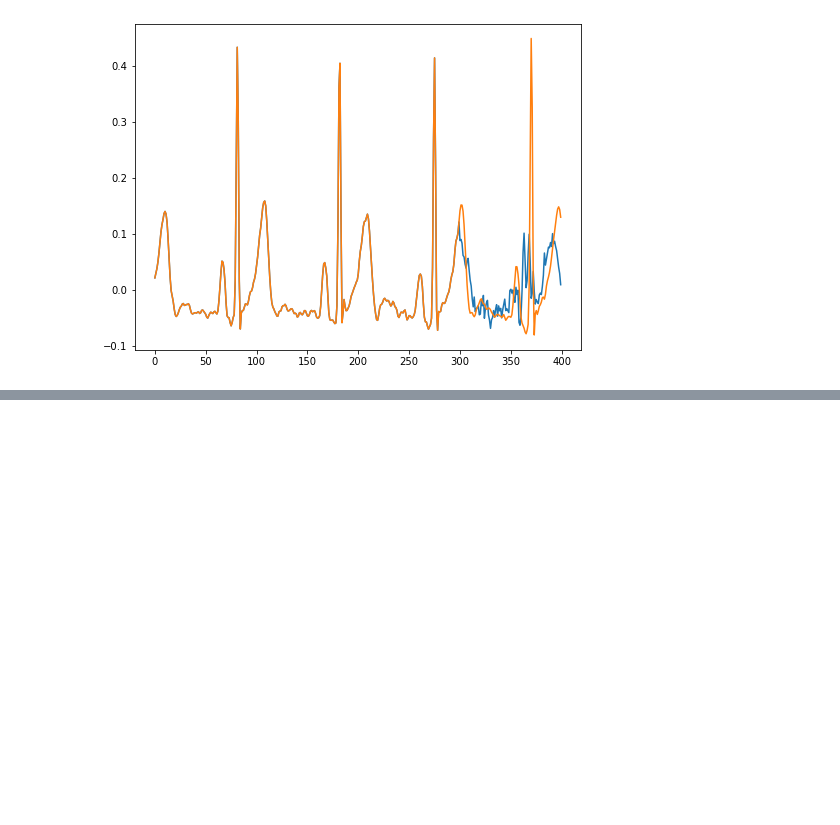
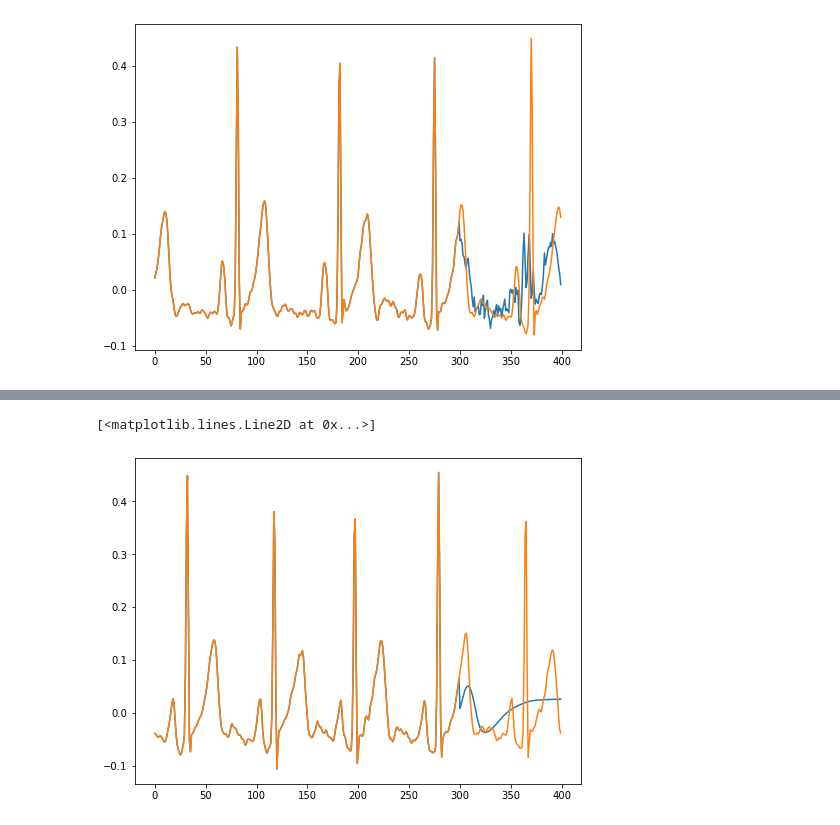
Before and after one commit to thevizzerd/two-hearts, a Jupyter notebook: 02_2D_two-hearts.ipynb, the cells around one changed output, grey strips where cells are left out. Saved outputs shown, nothing was run; the diff lists cells and outputs as text; code cells hidden in the pictures; blank space fills up the shorter version.

```diff
--- a/02_2D_two-hearts.ipynb
+++ b/02_2D_two-hearts.ipynb
@@ -478,0 +586,14 @@ for i in range(len(X)):
+# %%
+# demonstrate prediction
+#yhat = model.predict(X_test,batch_size=10)
+
+trial = 7
+person = 0
+test = np.append(X_test[trial,:,person],yhat[trial,:,person])
+test2 = np.append(X_test[trial,:,person],y_test[trial,:,person])
+
+plt.plot(test)
+plt.plot(test2)
+# %% [output]
+[<matplotlib.lines.Line2D at 0x...>]
+[figure, added]
```
Also changed, not shown: parts of 22 cells of this notebook.
